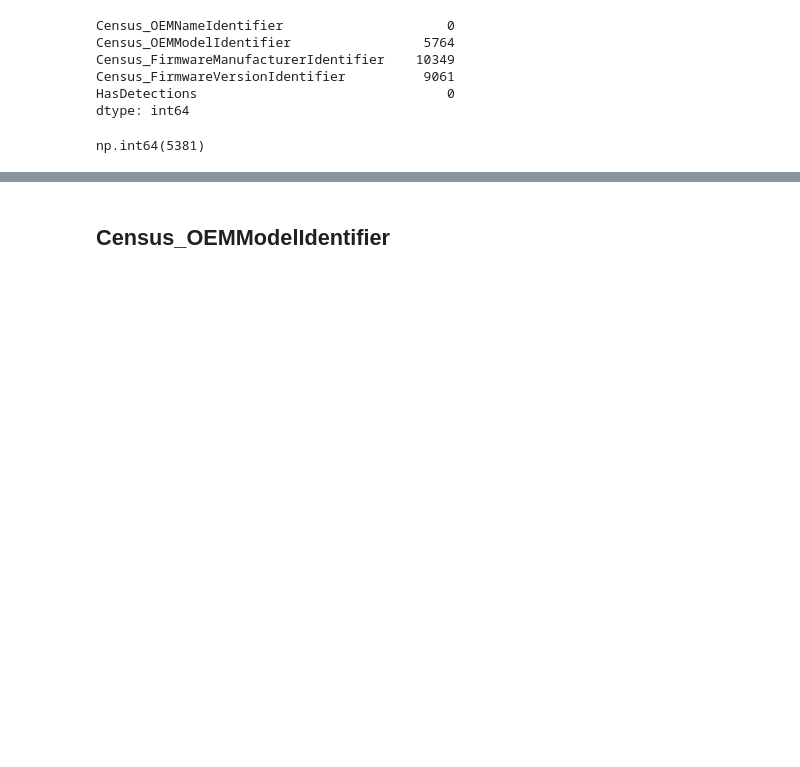
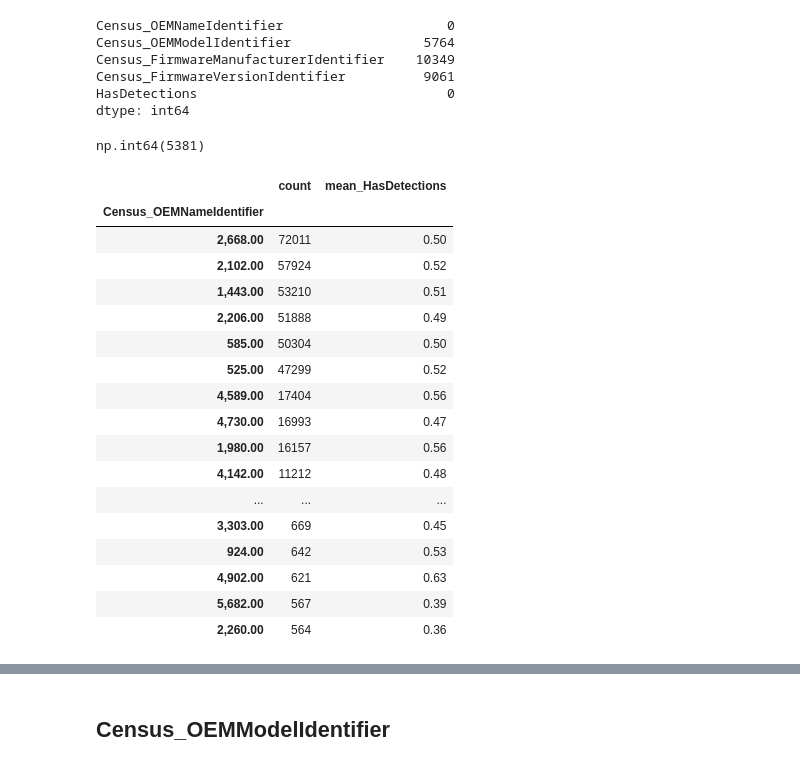
Before and after one commit to martadominguezm/grupo-1-dscesp-0525, a Jupyter notebook: entregable_2/0525_SupML_Grupo1.ipynb, the cells around one changed output, grey strips where cells are left out. Drawn from its saved outputs; the diff is of its cells as text; code cells hidden in the pictures; blank space fills up the shorter version.

```diff
--- a/entregable_2/0525_SupML_Grupo1.ipynb
+++ b/entregable_2/0525_SupML_Grupo1.ipynb
@@ -1798,3 +1828,27 @@ dtype: int64
 (df_oem_firmware['Census_OEMNameIdentifier'] == -1).sum()
 # %% [output]
 np.int64(5381)
+# %%
+df_oem_firmware.groupby('Census_OEMNameIdentifier').agg(
+    count=('HasDetections', 'size'),                 # Número de registros por valor
+    mean_HasDetections=('HasDetections', 'mean')     # Media del target
+).sort_values(by='count', ascending=False).head(40)          # Ordenar por cantidad
+# %% [output]
+|  | count | mean_HasDetections |
+| Census_OEMNameIdentifier |  |  |
+| 2,668.00 | 72011 | 0.50 |
+| 2,102.00 | 57924 | 0.52 |
+| 1,443.00 | 53210 | 0.51 |
+| 2,206.00 | 51888 | 0.49 |
+| 585.00 | 50304 | 0.50 |
+| 525.00 | 47299 | 0.52 |
+| 4,589.00 | 17404 | 0.56 |
+| 4,730.00 | 16993 | 0.47 |
+| 1,980.00 | 16157 | 0.56 |
+| 4,142.00 | 11212 | 0.48 |
+| ... | ... | ... |
+| 3,303.00 | 669 | 0.45 |
+| 924.00 | 642 | 0.53 |
+| 4,902.00 | 621 | 0.63 |
+| 5,682.00 | 567 | 0.39 |
+| 2,260.00 | 564 | 0.36 |
```
Also changed, not shown: parts of 7 cells of this notebook.
